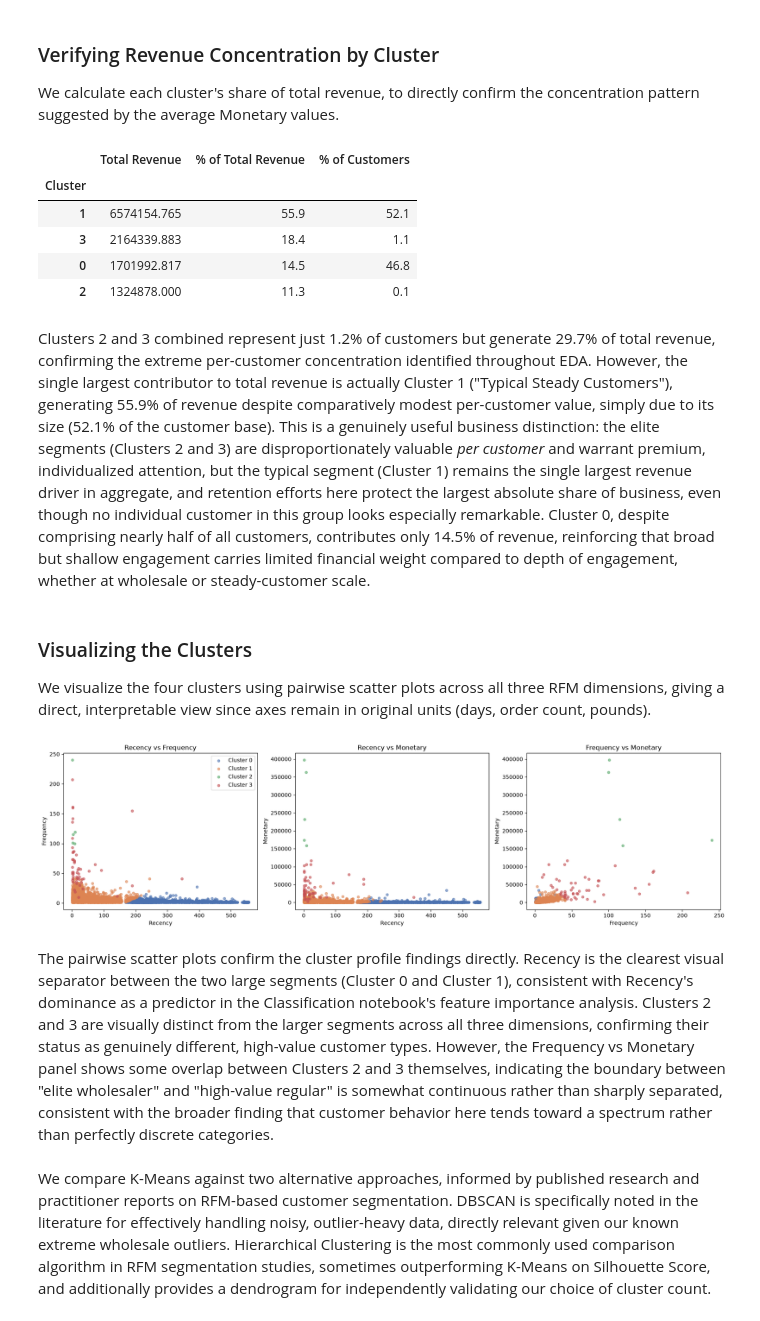
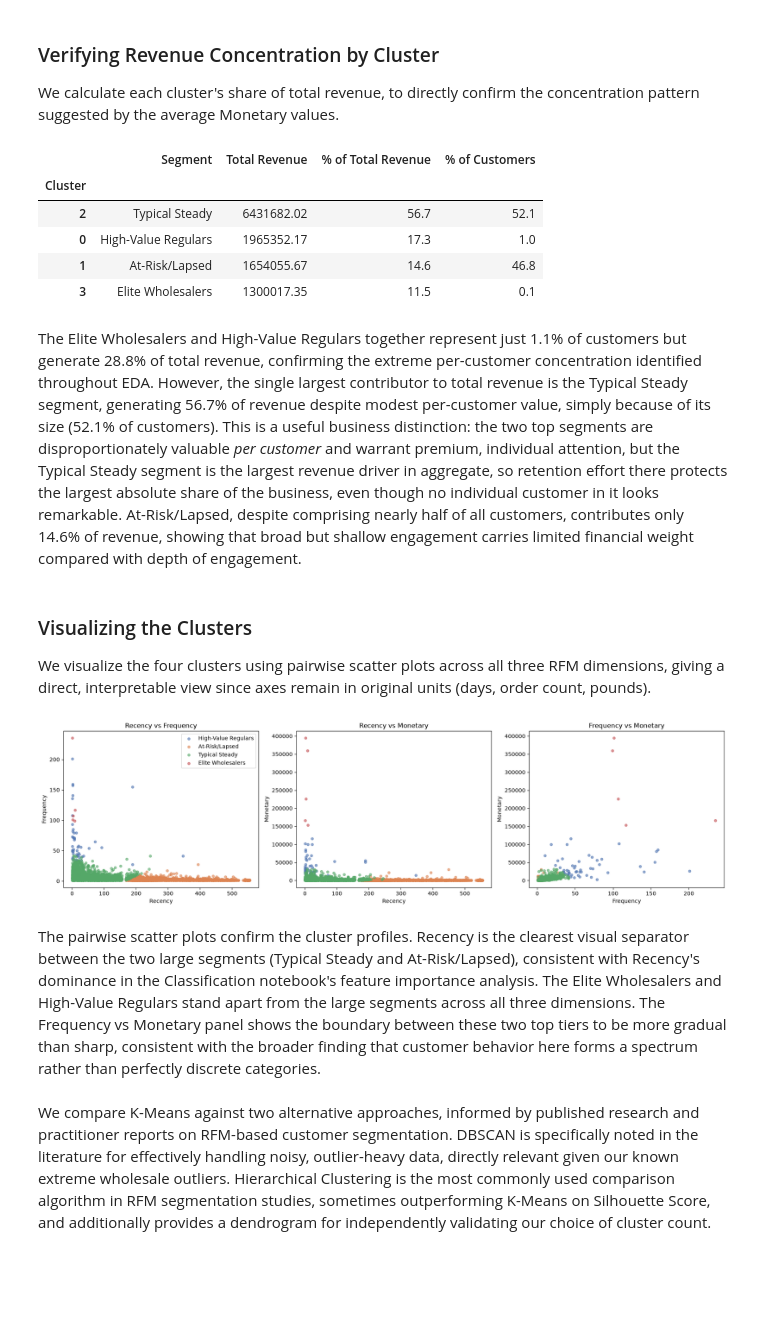
Before and after one commit to SourodeepRoy30/clv-predictor, a Jupyter notebook: notebooks/6_clustering.ipynb, the cells around one changed output. Cells and saved outputs as stored; diff of their text form; code cells hidden in the pictures; blank space fills up the shorter version.

Commit message:
Rerun clustering; assign segment names from cluster profiles, not cluster numbers

```diff
--- a/notebooks/6_clustering.ipynb
+++ b/notebooks/6_clustering.ipynb
@@ -189,5 +215,26 @@ cluster_profile = modeling_df.groupby('Cluster')[rfm_features].mean().round(1)
 cluster_profile['Count'] = modeling_df['Cluster'].value_counts().sort_index()
 cluster_profile['% of Customers'] = (cluster_profile['Count'] / len(modeling_df) * 100).round(1)
 
+# K-Means numbers its clusters arbitrarily, and the numbers can change whenever the data changes.
+# Segment names are therefore assigned from each cluster's profile, never from a fixed cluster number:
+#   the two highest-Monetary clusters are Elite Wholesalers and High-Value Regulars (in that order),
+#   and of the remaining two, the one with the higher average Recency is At-Risk/Lapsed.
+by_monetary = cluster_profile['Monetary'].sort_values(ascending=False).index.tolist()
+remaining = cluster_profile.loc[by_monetary[2:]]
+SEGMENT_NAMES = {
+    by_monetary[0]: 'Elite Wholesalers',
+    by_monetary[1]: 'High-Value Regulars',
+    remaining['Recency'].idxmin(): 'Typical Steady',
+    remaining['Recency'].idxmax(): 'At-Risk/Lapsed',
+}
+SEGMENT_NAMES = {int(k): v for k, v in SEGMENT_NAMES.items()}
+
+# Sanity checks on the naming rule
+assert len(set(SEGMENT_NAMES.values())) == 4
+assert cluster_profile.loc[by_monetary[0], 'Count'] < cluster_profile.loc[by_monetary[1], 'Count'], \
+    "Expected the elite tier to be smaller than the high-value tier; review the profile before naming."
+
+cluster_profile.insert(0, 'Segment', cluster_profile.index.map(SEGMENT_NAMES))
+print("Cluster number to segment name:", SEGMENT_NAMES)
 cluster_profile.sort_values('Monetary', ascending=False)
 # %% [output]
@@ -217,6 +265,7 @@ cluster_revenue = modeling_df.groupby('Cluster')['Monetary'].sum()
 cluster_revenue_pct = (cluster_revenue / cluster_revenue.sum() * 100).round(1)
 
 revenue_summary = pd.DataFrame({
+    'Segment': cluster_revenue.index.map(SEGMENT_NAMES),
     'Total Revenue': cluster_revenue,
     '% of Total Revenue': cluster_revenue_pct,
     '% of Customers': cluster_profile['% of Customers']
@@ -224,14 +273,14 @@ revenue_summary = pd.DataFrame({
 
 revenue_summary
 # %% [output]
-|  | Total Revenue | % of Total Revenue | % of Customers |
-| Cluster |  |  |  |
-| 1 | 6574154.765 | 55.9 | 52.1 |
-| 3 | 2164339.883 | 18.4 | 1.1 |
-| 0 | 1701992.817 | 14.5 | 46.8 |
-| 2 | 1324878.000 | 11.3 | 0.1 |
+|  | Segment | Total Revenue | % of Total Revenue | % of Customers |
+| Cluster |  |  |  |  |
+| 2 | Typical Steady | 6431682.02 | 56.7 | 52.1 |
+| 0 | High-Value Regulars | 1965352.17 | 17.3 | 1.0 |
+| 1 | At-Risk/Lapsed | 1654055.67 | 14.6 | 46.8 |
+| 3 | Elite Wholesalers | 1300017.35 | 11.5 | 0.1 |
 # %% [markdown]
-Clusters 2 and 3 combined represent just 1.2% of customers but generate 29.7% of total revenue, confirming the extreme per-customer concentration identified throughout EDA. However, the single largest contributor to total revenue is actually Cluster 1 ("Typical Steady Customers"), generating 55.9% of revenue despite comparatively modest per-customer value, simply due to its size (52.1% of the customer base). This is a genuinely useful business distinction: the elite segments (Clusters 2 and 3) are disproportionately valuable *per customer* and warrant premium, individualized attention, but the typical segment (Cluster 1) remains the single largest revenue driver in aggregate, and retention efforts here protect the largest absolute share of business, even though no individual customer in this group looks especially remarkable. Cluster 0, despite comprising nearly half of all customers, contributes only 14.5% of revenue, reinforcing that broad but shallow engagement carries limited financial weight compared to depth of engagement, whether at wholesale or steady-customer scale.
+The Elite Wholesalers and High-Value Regulars together represent just 1.1% of customers but generate 28.8% of total revenue, confirming the extreme per-customer concentration identified throughout EDA. However, the single largest contributor to total revenue is the Typical Steady segment, generating 56.7% of revenue despite modest per-customer value, simply because of its size (52.1% of customers). This is a useful business distinction: the two top segments are disproportionately valuable *per customer* and warrant premium, individual attention, but the Typical Steady segment is the largest revenue driver in aggregate, so retention effort there protects the largest absolute share of the business, even though no individual customer in it looks remarkable. At-Risk/Lapsed, despite comprising nearly half of all customers, contributes only 14.6% of revenue, showing that broad but shallow engagement carries limited financial weight compared with depth of engagement.
 # %% [markdown]
 ### Visualizing the Clusters
 
@@ -239,25 +288,25 @@ We visualize the four clusters using pairwise scatter plots across all three RFM
 # %%
 fig, axes = plt.subplots(1, 3, figsize=(18, 5))
 
 pairs = [('Recency', 'Frequency'), ('Recency', 'Monetary'), ('Frequency', 'Monetary')]
 colors = ['#4C72B0', '#DD8452', '#55A868', '#C44E52']
 
 for ax, (x_feat, y_feat) in zip(axes, pairs):
     for cluster_id in sorted(modeling_df['Cluster'].unique()):
         cluster_data = modeling_df[modeling_df['Cluster'] == cluster_id]
         ax.scatter(cluster_data[x_feat], cluster_data[y_feat],
-                   label=f'Cluster {cluster_id}', color=colors[cluster_id], alpha=0.6, s=20)
+                   label=SEGMENT_NAMES[cluster_id], color=colors[cluster_id], alpha=0.6, s=20)
     ax.set_xlabel(x_feat)
     ax.set_ylabel(y_feat)
     ax.set_title(f'{x_feat} vs {y_feat}')
 
 axes[0].legend()
 plt.tight_layout()
 plt.show()
 # %% [output]
-[figure, old version]
+[figure, new version]
 # %% [markdown]
-The pairwise scatter plots confirm the cluster profile findings directly. Recency is the clearest visual separator between the two large segments (Cluster 0 and Cluster 1), consistent with Recency's dominance as a predictor in the Classification notebook's feature importance analysis. Clusters 2 and 3 are visually distinct from the larger segments across all three dimensions, confirming their status as genuinely different, high-value customer types. However, the Frequency vs Monetary panel shows some overlap between Clusters 2 and 3 themselves, indicating the boundary between "elite wholesaler" and "high-value regular" is somewhat continuous rather than sharply separated, consistent with the broader finding that customer behavior here tends toward a spectrum rather than perfectly discrete categories.
+The pairwise scatter plots confirm the cluster profiles. Recency is the clearest visual separator between the two large segments (Typical Steady and At-Risk/Lapsed), consistent with Recency's dominance in the Classification notebook's feature importance analysis. The Elite Wholesalers and High-Value Regulars stand apart from the large segments across all three dimensions. The Frequency vs Monetary panel shows the boundary between these two top tiers to be more gradual than sharp, consistent with the broader finding that customer behavior here forms a spectrum rather than perfectly discrete categories.
 # %% [markdown]
 We compare K-Means against two alternative approaches, informed by published research and practitioner reports on RFM-based customer segmentation. DBSCAN is specifically noted in the literature for effectively handling noisy, outlier-heavy data, directly relevant given our known extreme wholesale outliers. Hierarchical Clustering is the most commonly used comparison algorithm in RFM segmentation studies, sometimes outperforming K-Means on Silhouette Score, and additionally provides a dendrogram for independently validating our choice of cluster count.
 # %% [markdown]
```
Also changed, not shown: parts of 34 cells of this notebook, 3 other files.
